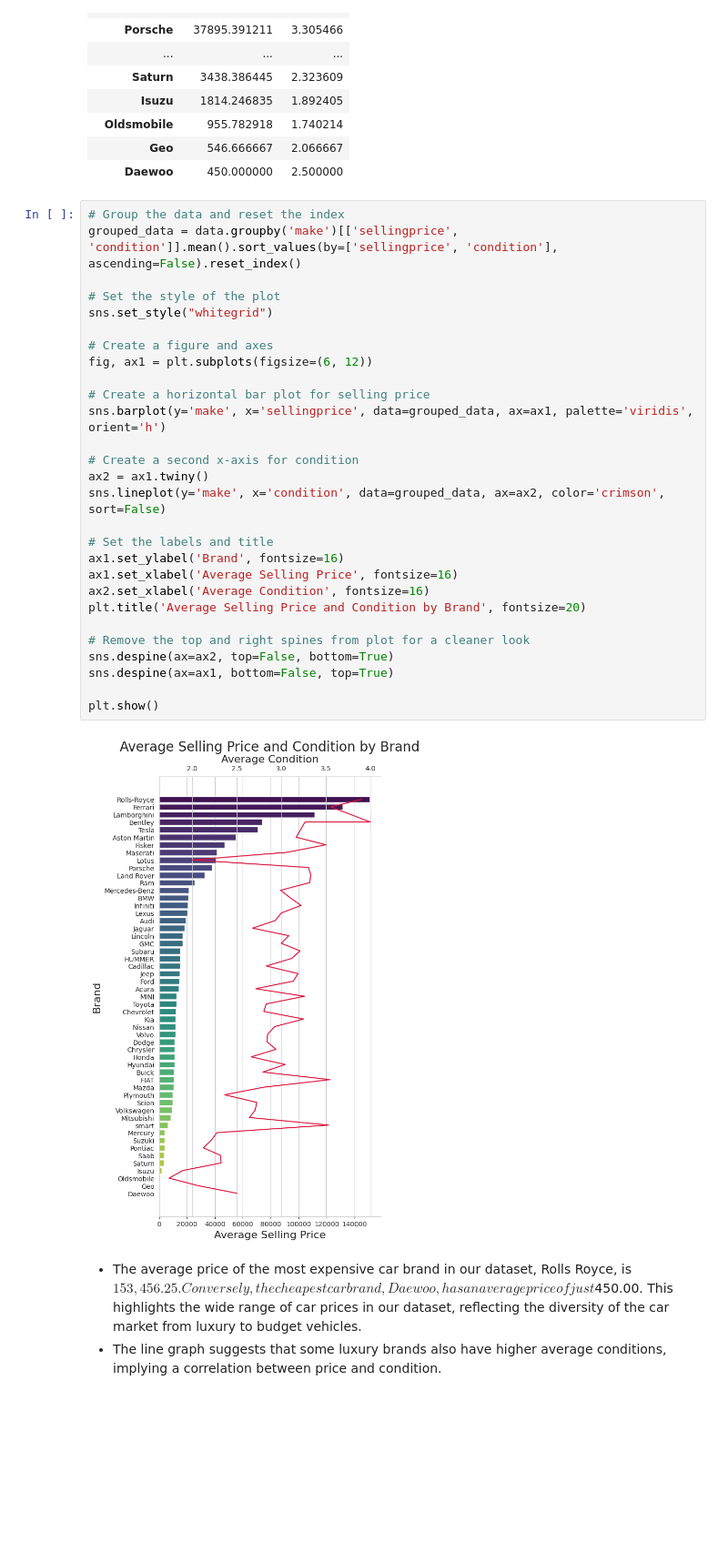
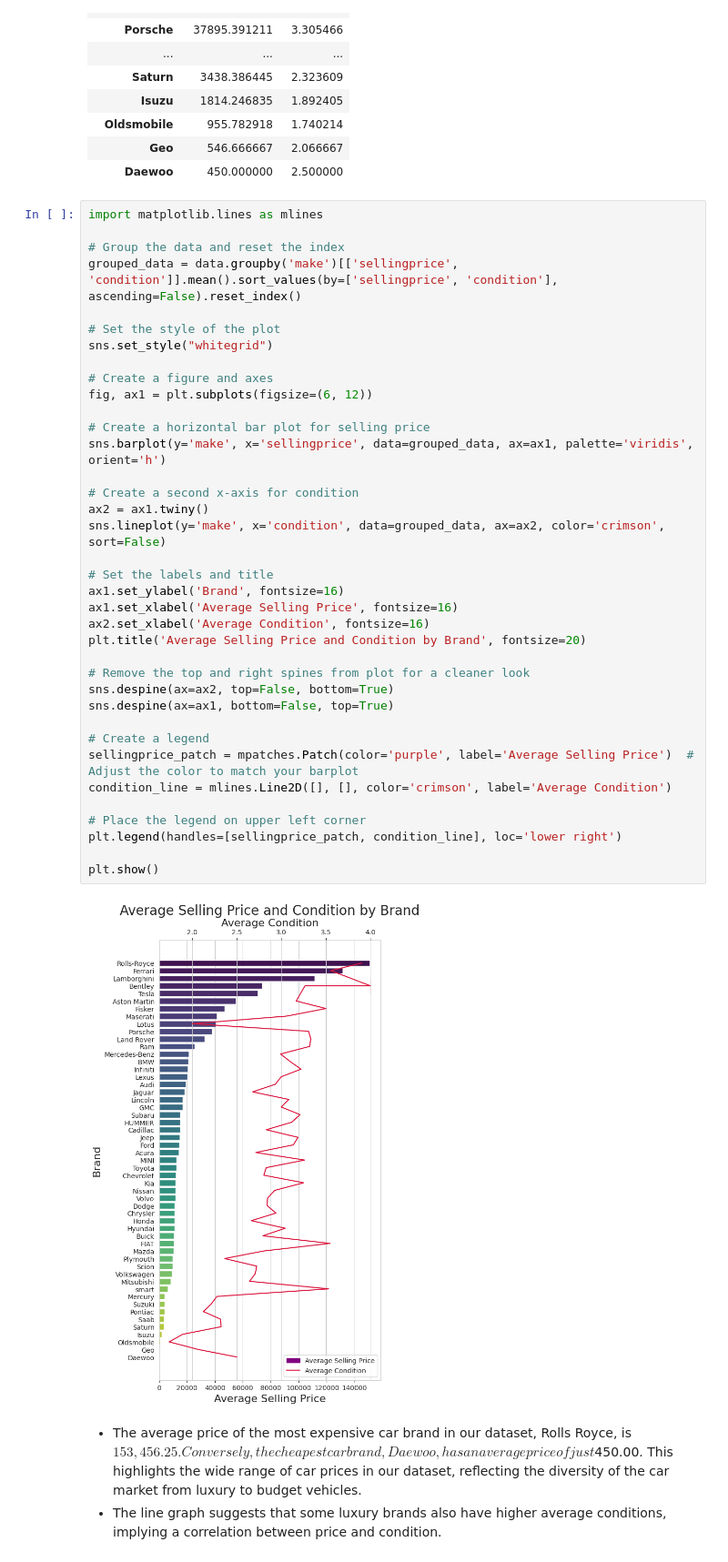
Before and after one commit to totargaming/VehicleSalesReport, a Jupyter notebook: vehicle-sales-eda.ipynb, the cells around one changed output. Shown at 91% size. Saved outputs shown, nothing was run; the diff lists cells and outputs as text; blank space fills up the shorter version.

```diff
--- a/vehicle-sales-eda.ipynb
+++ b/vehicle-sales-eda.ipynb
@@ -500,35 +567,44 @@ data.groupby('make')[['sellingprice', 'condition']].mean().sort_values(by=['sell
 | Geo | 546.666667 | 2.066667 |
 | Daewoo | 450.000000 | 2.500000 |
 # %%
+import matplotlib.lines as mlines
+
 # Group the data and reset the index
 grouped_data = data.groupby('make')[['sellingprice', 'condition']].mean().sort_values(by=['sellingprice', 'condition'], ascending=False).reset_index()
 
 # Set the style of the plot
 sns.set_style("whitegrid")
 
 # Create a figure and axes
 fig, ax1 = plt.subplots(figsize=(6, 12))
 
 # Create a horizontal bar plot for selling price
 sns.barplot(y='make', x='sellingprice', data=grouped_data, ax=ax1, palette='viridis', orient='h')
 
 # Create a second x-axis for condition
 ax2 = ax1.twiny()
 sns.lineplot(y='make', x='condition', data=grouped_data, ax=ax2, color='crimson', sort=False)
 
 # Set the labels and title
 ax1.set_ylabel('Brand', fontsize=16)
 ax1.set_xlabel('Average Selling Price', fontsize=16)
 ax2.set_xlabel('Average Condition', fontsize=16)
 plt.title('Average Selling Price and Condition by Brand', fontsize=20)
 
 # Remove the top and right spines from plot for a cleaner look
 sns.despine(ax=ax2, top=False, bottom=True)
 sns.despine(ax=ax1, bottom=False, top=True)
 
+# Create a legend
+sellingprice_patch = mpatches.Patch(color='purple', label='Average Selling Price')  # Adjust the color to match your barplot
+condition_line = mlines.Line2D([], [], color='crimson', label='Average Condition')
+
+# Place the legend on upper left corner
+plt.legend(handles=[sellingprice_patch, condition_line], loc='lower right')
+
 plt.show()
 # %% [output]
-[figure, old version]
+[figure, new version]
 # %% [markdown]
 * The average price of the most expensive car brand in our dataset, Rolls Royce, is $153,456.25. Conversely, the cheapest car brand, Daewoo, has an average price of just $450.00. This highlights the wide range of car prices in our dataset, reflecting the diversity of the car market from luxury to budget vehicles.
 * The line graph suggests that some luxury brands also have higher average conditions, implying a correlation between price and condition.
```
Also changed, not shown: parts of 11 cells of this notebook.
